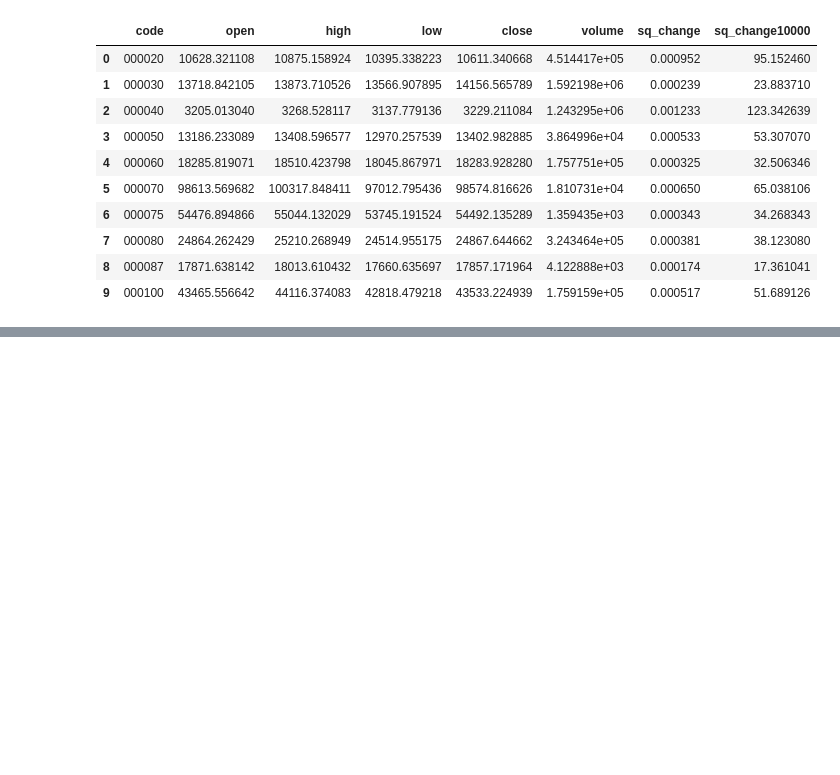
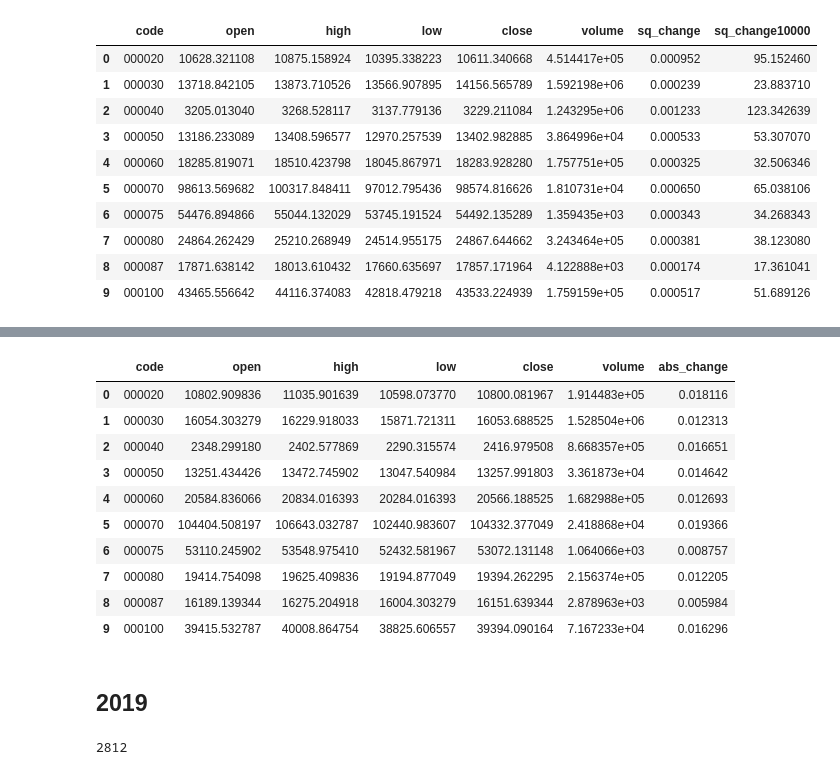
Before and after one commit to nananana-Banana/2021-nh-bigdata-competition, a Jupyter notebook: external/finance_stockdata_analysis.ipynb, the cells around one changed output, grey strips where cells are left out. Saved outputs shown, nothing was run; the diff lists cells and outputs as text; code cells hidden in the pictures; blank space fills up the shorter version.

```diff
--- a/external/finance_stockdata_analysis.ipynb
+++ b/external/finance_stockdata_analysis.ipynb
@@ -332,0 +474,18 @@ resultdf3.to_csv(output_path,index = False)
+# %%
+# column - Date,Open,High,Low,Close,Volume,Change
+result = []
+change_mean = []
+for i in file_list:
+    filepath = '{}/{}'.format(di, i)
+    df = pd.read_csv(filepath)
+    df = df[df.Date.str.contains(r'2018')] #2016 데이터만 가져오기
+
+    change_list = df.iloc[:, 6].abs() # change 절대값
+    change_mean.append(change_list.mean()) # 절대값들의 평균
+
+    if len(df) != 0:
+        df = df.iloc[:,1:6] # 날짜, change 제외하고 가져오기
+        mean_list = np.array(df.mean())# 평균 구하기
+        result.append(list(mean_list))
+    else:
+        result.append([0,0,0,0,0])
@@ -332,0 +496,3 @@ resultdf3.to_csv(output_path,index = False)
+# %%
+resultdf = pd.DataFrame(result, columns=['open','high','low','close','volume'])
+resultdf.head(10)
@@ -332,0 +511,3 @@ resultdf3.to_csv(output_path,index = False)
+# %%
+resultdf['abs_change'] = change_mean
+resultdf.head(10)
@@ -332,0 +526,15 @@ resultdf3.to_csv(output_path,index = False)
+# %%
+resultdf.insert(0,'code',code_list)
+resultdf.head(10)
+# %% [output]
+|  | code | open | high | low | close | volume | abs_change |
+| 0 | 000020 | 10802.909836 | 11035.901639 | 10598.073770 | 10800.081967 | 1.914483e+05 | 0.018116 |
+| 1 | 000030 | 16054.303279 | 16229.918033 | 15871.721311 | 16053.688525 | 1.528504e+06 | 0.012313 |
+| 2 | 000040 | 2348.299180 | 2402.577869 | 2290.315574 | 2416.979508 | 8.668357e+05 | 0.016651 |
+| 3 | 000050 | 13251.434426 | 13472.745902 | 13047.540984 | 13257.991803 | 3.361873e+04 | 0.014642 |
+| 4 | 000060 | 20584.836066 | 20834.016393 | 20284.016393 | 20566.188525 | 1.682988e+05 | 0.012693 |
+| 5 | 000070 | 104404.508197 | 106643.032787 | 102440.983607 | 104332.377049 | 2.418868e+04 | 0.019366 |
+| 6 | 000075 | 53110.245902 | 53548.975410 | 52432.581967 | 53072.131148 | 1.064066e+03 | 0.008757 |
+| 7 | 000080 | 19414.754098 | 19625.409836 | 19194.877049 | 19394.262295 | 2.156374e+05 | 0.012205 |
+| 8 | 000087 | 16189.139344 | 16275.204918 | 16004.303279 | 16151.639344 | 2.878963e+03 | 0.005984 |
+| 9 | 000100 | 39415.532787 | 40008.864754 | 38825.606557 | 39394.090164 | 7.167233e+04 | 0.016296 |
@@ -332,0 +544,2 @@ resultdf3.to_csv(output_path,index = False)
+# %% [markdown]
+## 2019
@@ -332,0 +564,4 @@ resultdf3.to_csv(output_path,index = False)
+# %%
+len(result)
+# %% [output]
+2812
```
Also changed, not shown: parts of 38 cells of this notebook.
